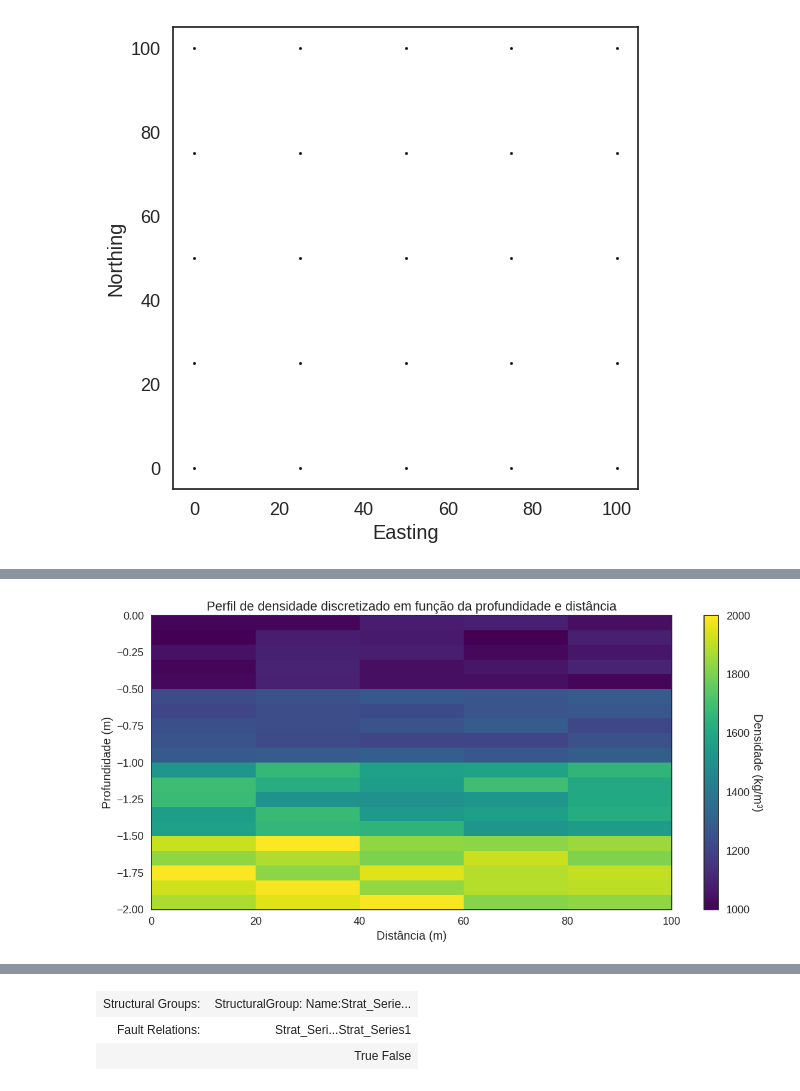
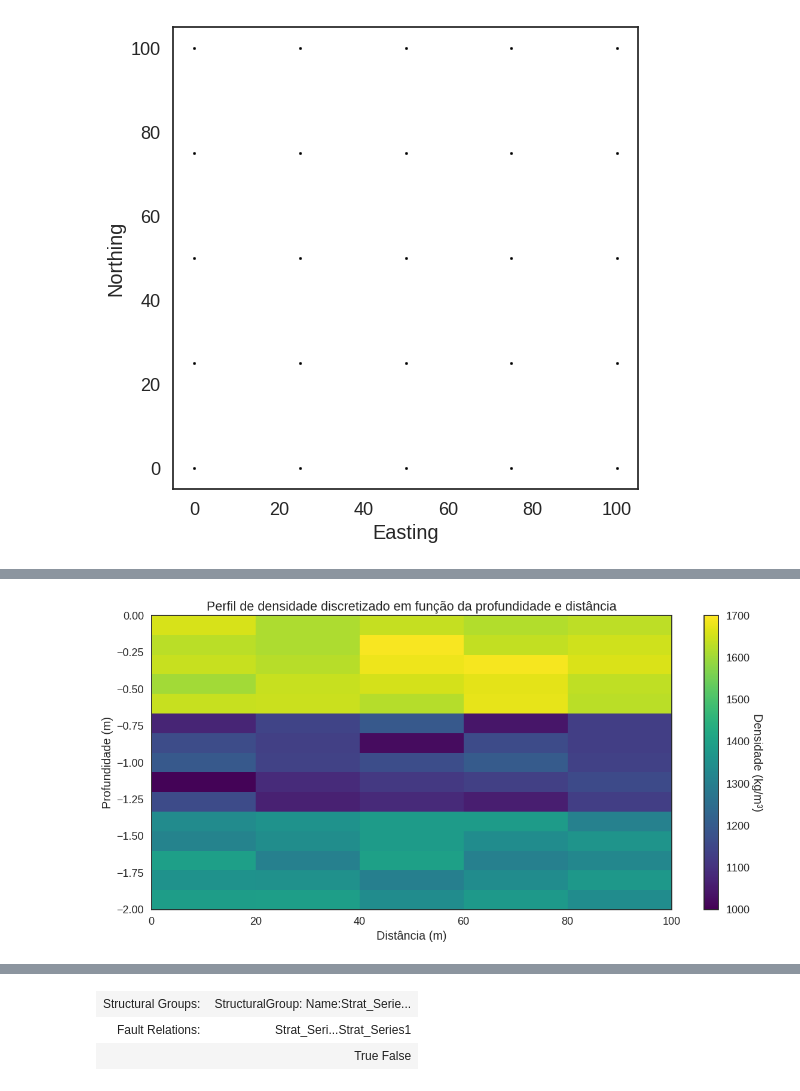
Before and after one commit to dIOGOLOC/Agriculture_inversion, a Jupyter notebook: gempy_model_GA_inversion.ipynb, the cells around one changed output, grey strips where cells are left out. Drawn from its saved outputs; the diff is of its cells as text; code cells hidden in the pictures.

```diff
--- a/gempy_model_GA_inversion.ipynb
+++ b/gempy_model_GA_inversion.ipynb
@@ -71,9 +73,8 @@ def create_complete_seismic_model(xi,yj,num_layers):
     formation = []
 
     # Define variation ranges for each layer
-    depth_ranges = [(-0.1, -0.5), (-0.5, -1.0), (-1.0, -1.5),(-2.0, -2.0)]
-    #depth_ranges = [(-0.5, -0.5), (-1.0, -1.0), (-1.5, -1.5),(-2.0, -2.0)]
-    density_ranges = [(1000, 1100), (1200, 1300), (1500, 1700),(1800, 2000)]
+    depth_ranges = [(-0.4, -0.5), (-0.9, -1.0), (-1.4, -1.5)]
+    density_ranges = [(1600, 1700),(1000, 1200), (1300, 1400)]
 
     for l in range(num_layers):
         x_l.append(xi)
@@ -90,21 +91,6 @@ def create_complete_seismic_model(xi,yj,num_layers):
 
         formation.append('soil'+str(l+1))
 
-    # last layer - ROCK
-    x_l.append(xi)
-    y_l.append(yj)
-
-    # Generate random variations for each layer
-    depths.append(np.random.uniform(*depth_ranges[-1], size=xi.shape))
-    densi = np.random.uniform(*density_ranges[-1], size=yj.shape)
-    densities.append(densi)
-
-    # Calculate the parameters individually for each point
-    vp.append(calculate_parameters(densi)[0])
-    vs.append(calculate_parameters(densi)[1])
-
-    formation.append('basement')
-
     # Salvar modelo e dados
     model = {
         'xi':x_l,
@@ -285,26 +256,26 @@ depth_grid = np.concatenate(model['depths'])
 # %%
 # Plotar o perfil de densidade ajustado
 fig, ax = plt.subplots(figsize=(12, 6))
 cmap = plt.get_cmap("viridis")
-norm = mcolors.Normalize(vmin=1000, vmax=2000)
+norm = mcolors.Normalize(vmin=1000, vmax=1700)
 extent = [0, 100, -2, 0]
 cax = ax.imshow(density_grid, extent=extent, origin='upper', cmap=cmap, aspect='auto', norm=norm)
 
 # Adicionar barra de cores
 cbar = fig.colorbar(cax)
 cbar.set_label('Densidade (kg/m³)', rotation=270, labelpad=15)
 
 # Configurações do gráfico
 ax.set_xlabel('Distância (m)')
 ax.set_ylabel('Profundidade (m)')
 ax.set_title('Perfil de densidade discretizado em função da profundidade e distância')
 
 # Ajustar layout e salvar o gráfico
 plt.tight_layout()
 plt.savefig('perfil_densidade_discretizado.png', dpi=300)
 plt.show()
 # %% [output]
-[figure, old version]
+[figure, new version]
 # %%
 # Create a GeoModel instance
 
```
Also changed, not shown: parts of 39 cells of this notebook, 8 other files.
